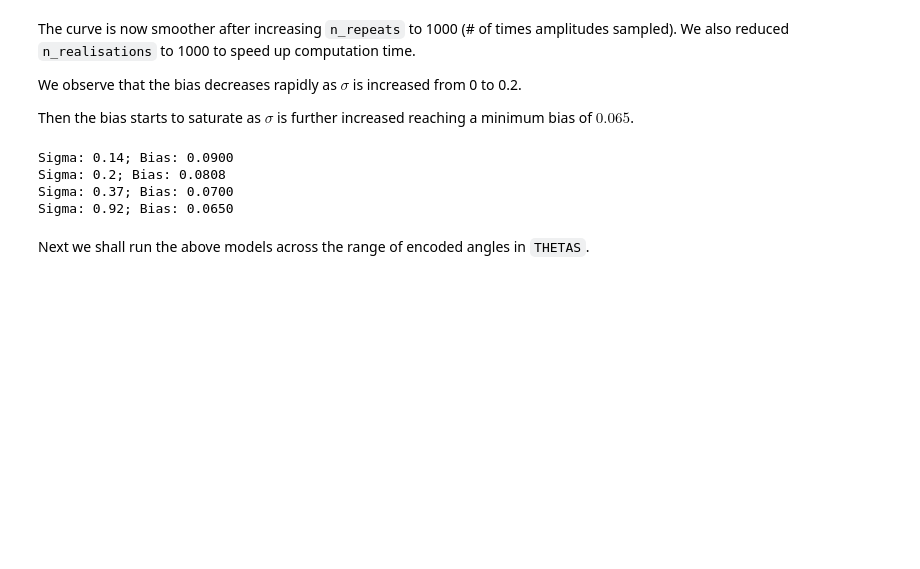
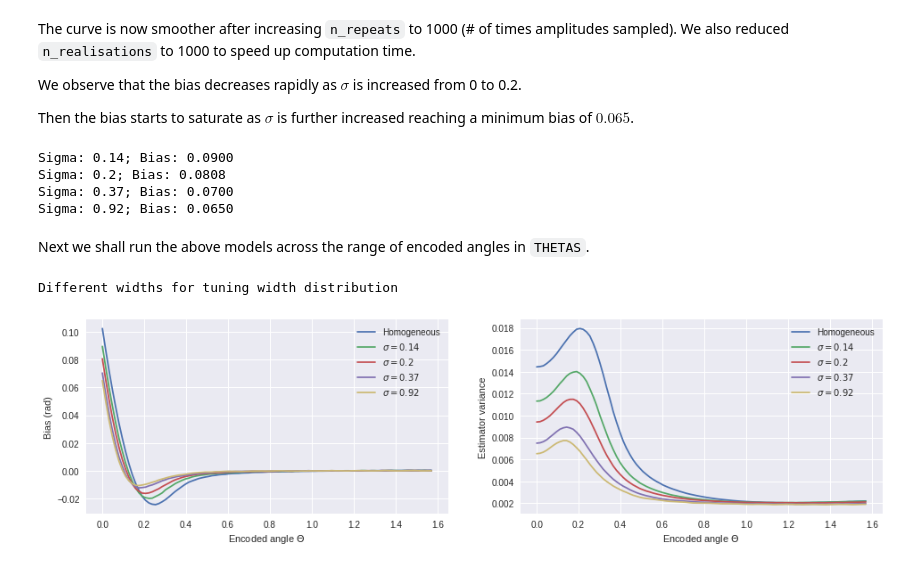
Before and after one commit to dtailor17/neural-population-codes, a Jupyter notebook: heterogeneity_tuning_width.ipynb, the cells around one changed output. Saved outputs shown, nothing was run; the diff lists cells and outputs as text; code cells hidden in the pictures; blank space fills up the shorter version.

Commit message:
Bias over range encoded angles for different widths of tuning width dist

```diff
--- a/heterogeneity_tuning_width.ipynb
+++ b/heterogeneity_tuning_width.ipynb
@@ -443,0 +458,48 @@ Next we shall run the above models across the range of encoded angles in `THETAS
+# %%
+sigma = 0.37
+
+tun_wid_fun = lambda n_neurons: get_tuning_width_trunc_norm(n_neurons, sigma)
+ests_het_truncnorm_s037 = get_ML_ests_het(tun_wid_fun, n_repeats=1000, n_realisations=1000)
+
+dill.dump_session('session_states/session_state_het_wid_3.pkl')
+# %%
+sigma = 0.92
+
+tun_wid_fun = lambda n_neurons: get_tuning_width_trunc_norm(n_neurons, sigma)
+ests_het_truncnorm_s092 = get_ML_ests_het(tun_wid_fun, n_repeats=1000, n_realisations=1000)
+
+dill.dump_session('session_states/session_state_het_wid_4.pkl')
+# %%
+hom_fun = lambda n_neurons: np.ones(n_neurons)*0.5
+ests_hom_3 = get_ML_ests_het(hom_fun, n_repeats=1000, n_realisations=1000)
+# %%
+print 'Different widths for tuning width distribution'
+
+plt.rcParams['figure.figsize'] = (16, 4)
+
+plt.subplot(121)
+plt.plot(THETAS, ests_hom_3[1], label='Homogeneous')
+plt.plot(THETAS, ests_het_truncnorm_s014[1], label='$\sigma=0.14$')
+plt.plot(THETAS, ests_het_truncnorm_s020[1], label='$\sigma=0.2$')
+plt.plot(THETAS, ests_het_truncnorm_s037[1], label='$\sigma=0.37$')
+plt.plot(THETAS, ests_het_truncnorm_s092[1], label='$\sigma=0.92$')
+
+plt.legend()
+plt.xlabel('Encoded angle $\Theta$')
+plt.ylabel('Bias (rad)')
+
+plt.subplot(122)
+plt.plot(THETAS, ests_hom_3[2], label='Homogeneous')
+plt.plot(THETAS, ests_het_truncnorm_s014[2], label='$\sigma=0.14$')
+plt.plot(THETAS, ests_het_truncnorm_s020[2], label='$\sigma=0.2$')
+plt.plot(THETAS, ests_het_truncnorm_s037[2], label='$\sigma=0.37$')
+plt.plot(THETAS, ests_het_truncnorm_s092[2], label='$\sigma=0.92$')
+
+plt.legend()
+plt.xlabel('Encoded angle $\Theta$')
+plt.ylabel('Estimator variance')
+
+plt.rcParams['figure.figsize'] = (10, 5)
+# %% [output]
+Different widths for tuning width distribution
+[figure, added]
```
Also changed, not shown: parts of 3 cells of this notebook, 1 other file.
